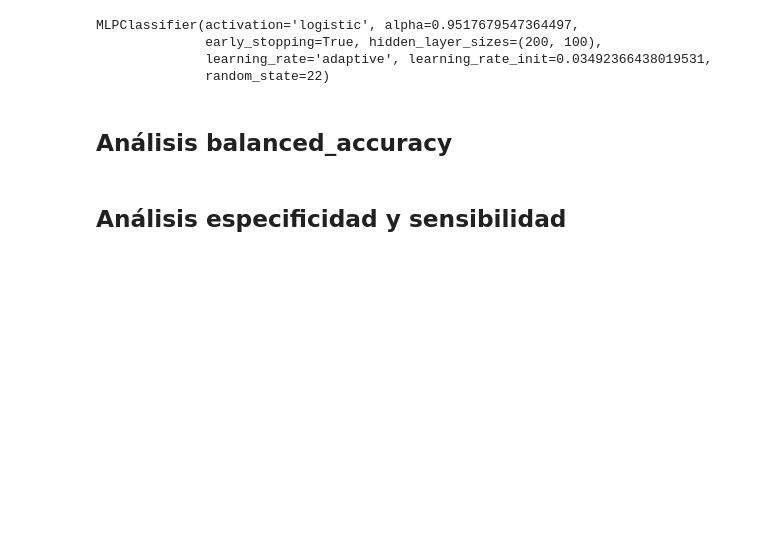
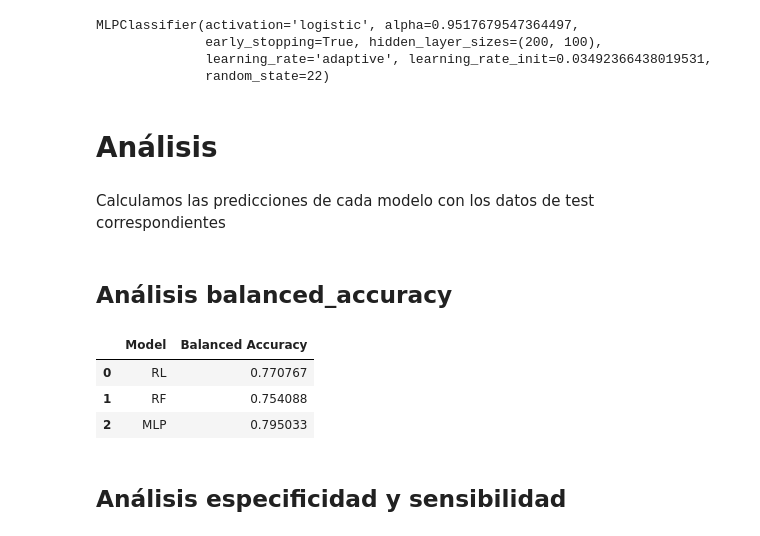
Before and after one commit to MMCCJJ/NOVELLA, a Jupyter notebook: src/modelos/evaluacionModelosCandidatos.ipynb, the cells around one changed output. Drawn from its saved outputs; the diff is of its cells as text; code cells hidden in the pictures; blank space fills up the shorter version.

Commit message:
Añade evaluacion balanced_accuracy

```diff
--- a/src/modelos/evaluacionModelosCandidatos.ipynb
+++ b/src/modelos/evaluacionModelosCandidatos.ipynb
@@ -183,14 +162,11 @@ Archivo MLP_runs.db guardado en: ./databases\MLP_runs.db
 def load_model_from_db(database_name, run_id):
     """Dada una base de datos de SQLite y un Run ID devuelve los parámetros del modelo"""
 
-    # Ruta completa de la base de datos en la carpeta "databases"
-    db_path = os.path.join('databases', database_name)
-
     # Configuramos la URI del seguimiento de MLflow para que apunte a la base de datos SQLite
-    mlflow.set_tracking_uri(f"sqlite:///{db_path}")
+    mlflow.set_tracking_uri(f"sqlite:///{database_name}")
 
     # Conectamos con la base de datos SQLite
-    conn = sqlite3.connect(db_path)
+    conn = sqlite3.connect(database_name)
 
     # Obtenemos los hiperparámetros del modelo
     query = f"SELECT * FROM params WHERE run_uuid = '{run_id}'"
@@ -299,5 +275,19 @@ MLPClassifier(activation='logistic', alpha=0.9517679547364497,
               early_stopping=True, hidden_layer_sizes=(200, 100),
               learning_rate='adaptive', learning_rate_init=0.03492366438019531,
               random_state=22)
+# %% [markdown]
+# Análisis
+# %% [markdown]
+Calculamos las predicciones de cada modelo con los datos de test correspondientes
+# %%
+RL_pred = RL_model.predict(X_scaled_test[varRL])
+RF_pred = RF_model.predict(X_test)
+MLP_pred = MLP_model.predict(X_scaled_test)
+
+# Lista de modelos
+models = ['RL', 'RF', 'MLP']
+
+# Lista de predicciones de cada modelo
+predictions = [RL_pred, RF_pred, MLP_pred]
 # %% [markdown]
 ## Análisis balanced_accuracy
@@ -304,3 +296,20 @@ MLPClassifier(activation='logistic', alpha=0.9517679547364497,
+# %%
+# Lista para almacenar los resultados
+balanced_accuracy_results = []
+
+# Calcular balanced accuracy para cada modelo
+for model, prediction in zip(models, predictions):
+    balanced_acc = balanced_accuracy_score(y_test, prediction)
+    balanced_accuracy_results.append((model, balanced_acc))
+
+# Crear un DataFrame con los resultados
+df_results = pd.DataFrame(balanced_accuracy_results, columns=['Model', 'Balanced Accuracy'])
+df_results
+# %% [output]
+|  | Model | Balanced Accuracy |
+| 0 | RL | 0.770767 |
+| 1 | RF | 0.754088 |
+| 2 | MLP | 0.795033 |
 # %% [markdown]
 ## Análisis especificidad y sensibilidad
 # %% [markdown]
```
Also changed, not shown: parts of 6 cells of this notebook.
